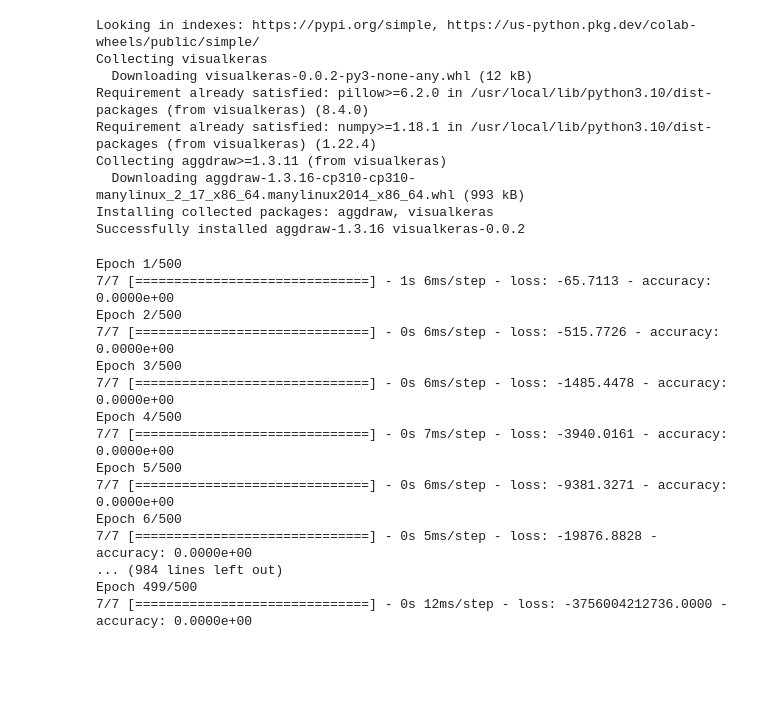
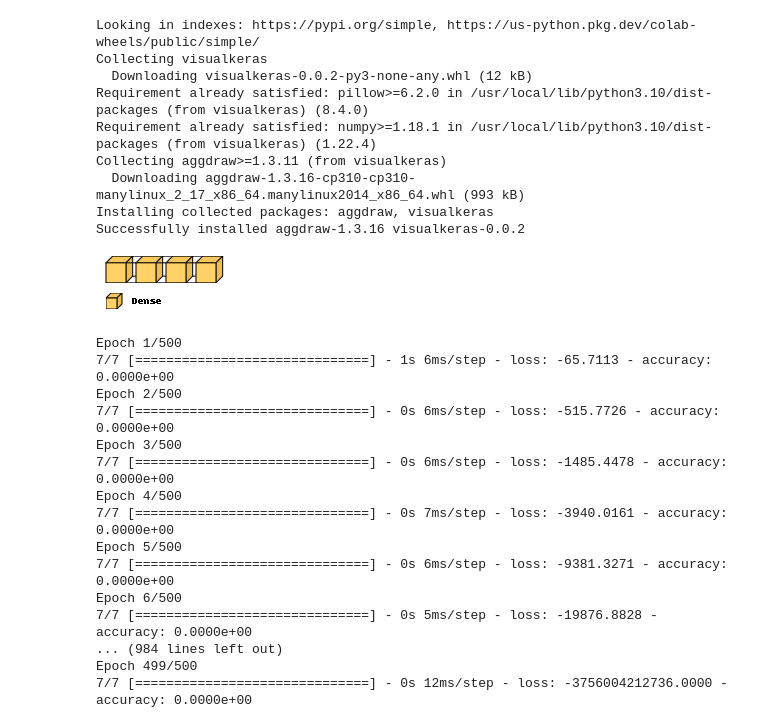
Before and after one commit to shahiryar/conflict-modelling, a Jupyter notebook: Conflict_Prediction.ipynb, the cells around one changed output. Cells and saved outputs as stored; diff of their text form; code cells hidden in the pictures; blank space fills up the shorter version.

Commit message:
added 3-d view of model

```diff
--- a/Conflict_Prediction.ipynb
+++ b/Conflict_Prediction.ipynb
@@ -619,6 +619,11 @@ Collecting aggdraw>=1.3.11 (from visualkeras)
   Downloading aggdraw-1.3.16-cp310-cp310-manylinux_2_17_x86_64.manylinux2014_x86_64.whl (993 kB)
 Installing collected packages: aggdraw, visualkeras
 Successfully installed aggdraw-1.3.16 visualkeras-0.0.2
+# %%
+import visualkeras
+visualkeras.layered_view(deep_model, legend=True)
+# %% [output]
+[figure, added]
 # %%
 deep_model.fit(train_scaled, y_train.values.reshape(-1,1), epochs=500, batch_size=100)
 # %% [output]
```
